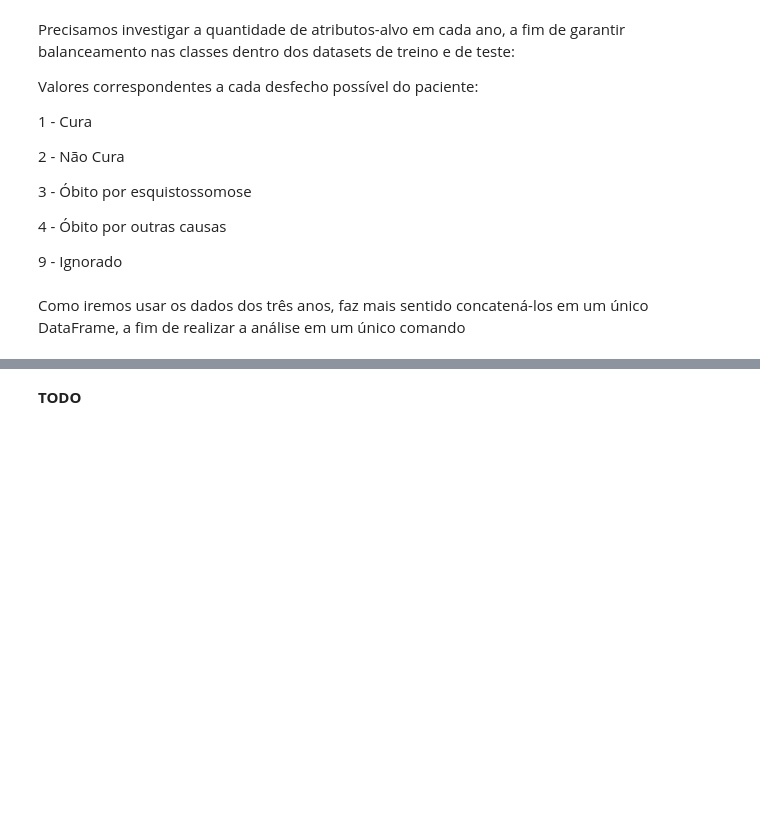
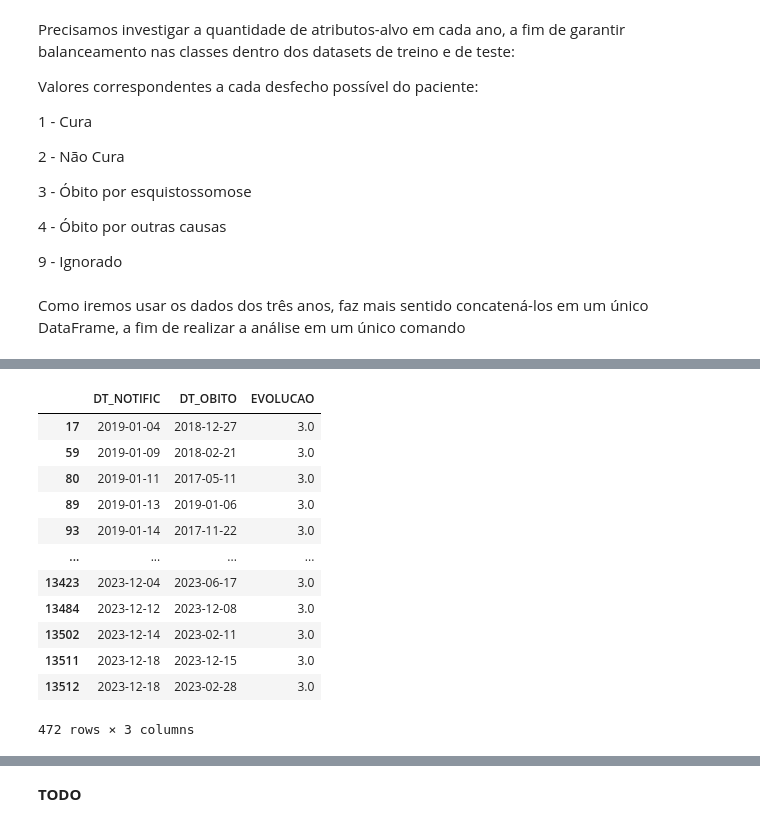
Before and after one commit to lipecorradini/mc853, a Jupyter notebook: pre_processing.ipynb, the cells around one changed output, grey strips where cells are left out. Saved outputs shown, nothing was run; the diff lists cells and outputs as text; code cells hidden in the pictures; blank space fills up the shorter version.

```diff
--- a/pre_processing.ipynb
+++ b/pre_processing.ipynb
@@ -97,0 +121,26 @@ O primeiro passo vai ser separar um conjunto de teste nos dados, já que esse co
+# %%
+# Salvando casos que a data de óbito é não-nula (ou seja, a pessoa veio a óbito)
+datas_obito_para_analise = esq_total[['DT_SIN_PRI','DT_NOTIFIC', 'DT_ENCERRA','DT_OBITO','EVOLUCAO']]
+
+datas_obito_nao_nulas = datas_obito_para_analise.filter(['DT_NOTIFIC', 'DT_OBITO','EVOLUCAO']).dropna()
+
+# Datas sem retirar óbitos nulos
+datas_para_analise = esq_total[['DT_SIN_PRI','DT_NOTIFIC', 'DT_ENCERRA','EVOLUCAO']]
+
+datas_nao_nulas = datas_para_analise.filter(['DT_NOTIFIC','EVOLUCAO']).dropna()
+
+datas_obito_nao_nulas
+# %% [output]
+|  | DT_NOTIFIC | DT_OBITO | EVOLUCAO |
+| 17 | 2019-01-04 | 2018-12-27 | 3.0 |
+| 59 | 2019-01-09 | 2018-02-21 | 3.0 |
+| 80 | 2019-01-11 | 2017-05-11 | 3.0 |
+| 89 | 2019-01-13 | 2019-01-06 | 3.0 |
+| 93 | 2019-01-14 | 2017-11-22 | 3.0 |
+| ... | ... | ... | ... |
+| 13423 | 2023-12-04 | 2023-06-17 | 3.0 |
+| 13484 | 2023-12-12 | 2023-12-08 | 3.0 |
+| 13502 | 2023-12-14 | 2023-02-11 | 3.0 |
+| 13511 | 2023-12-18 | 2023-12-15 | 3.0 |
+| 13512 | 2023-12-18 | 2023-02-28 | 3.0 |
+472 rows × 3 columns
```
Also changed, not shown: parts of 34 cells of this notebook, 6 other files.
